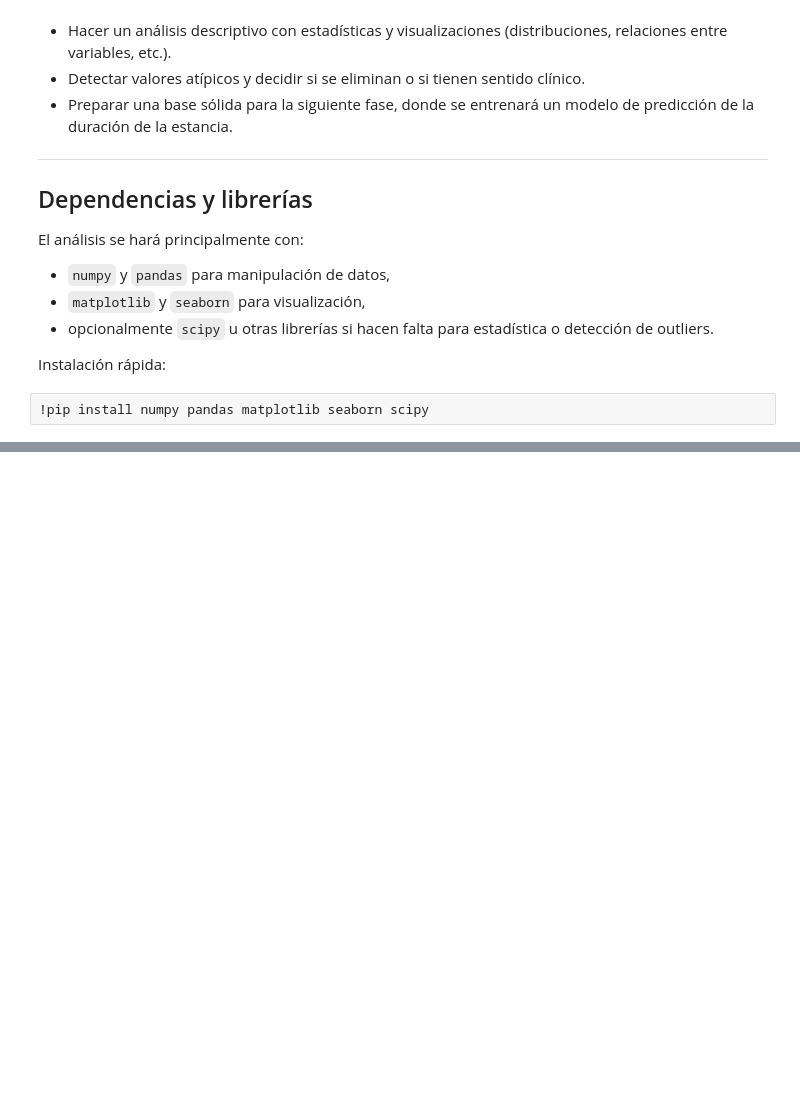
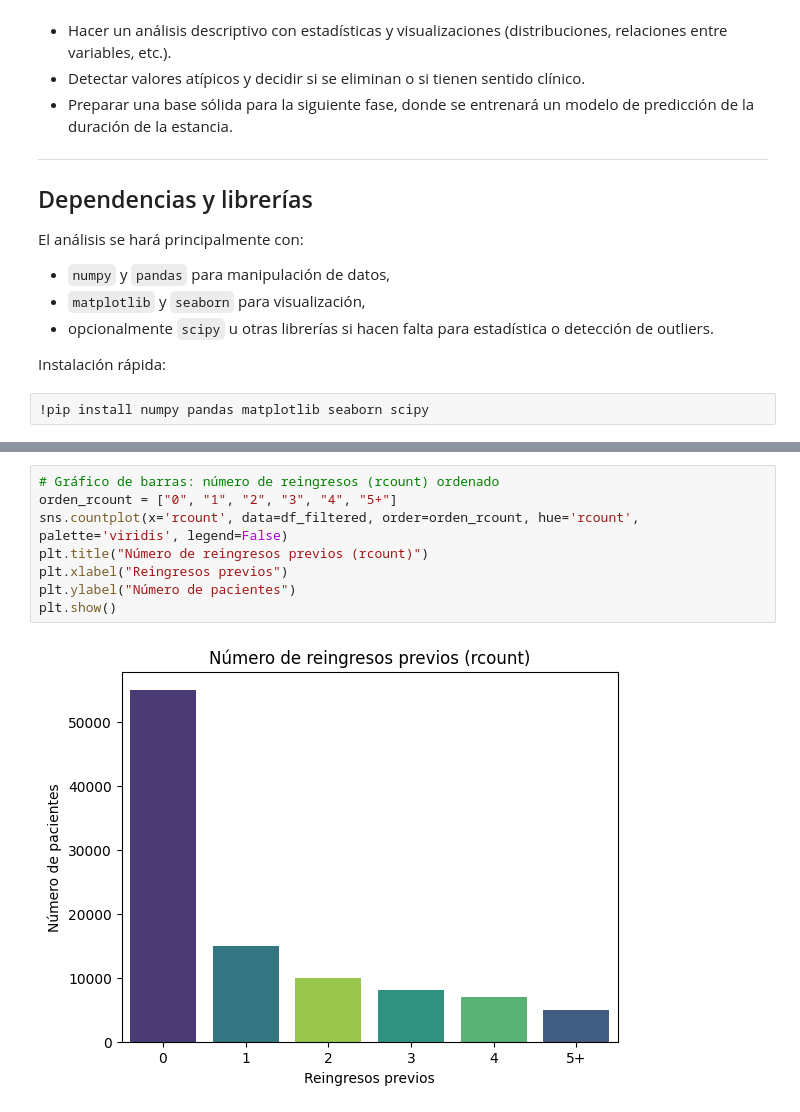
Before and after one commit to totox35/CiencasDatos_UdeA_GIRAULT, a Jupyter notebook: proyecto_aula/entregable_I_proyecto_aula.ipynb, the cells around one changed output, grey strips where cells are left out. Drawn from its saved outputs; the diff is of its cells as text; blank space fills up the shorter version.

Commit message:
added progress in the project : data cleaning & start of vizualisation

```diff
--- a/proyecto_aula/entregable_I_proyecto_aula.ipynb
+++ b/proyecto_aula/entregable_I_proyecto_aula.ipynb
@@ -94,0 +281,10 @@ A coté de ca, je vais ajouter le rcount à notre étude, qui compte le nombre d
+# %%
+# Gráfico de barras: número de reingresos (rcount) ordenado
+orden_rcount = ["0", "1", "2", "3", "4", "5+"]
+sns.countplot(x='rcount', data=df_filtered, order=orden_rcount, hue='rcount', palette='viridis', legend=False)
+plt.title("Número de reingresos previos (rcount)")
+plt.xlabel("Reingresos previos")
+plt.ylabel("Número de pacientes")
+plt.show()
+# %% [output]
+[figure, added]
```
Also changed, not shown: parts of 9 cells of this notebook, 1 other file.
